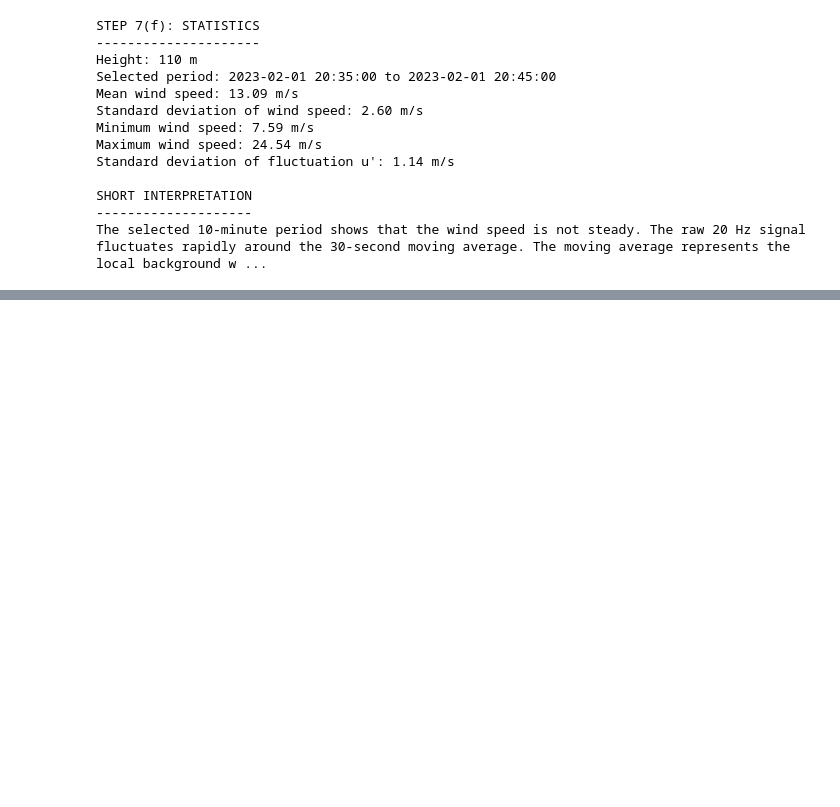
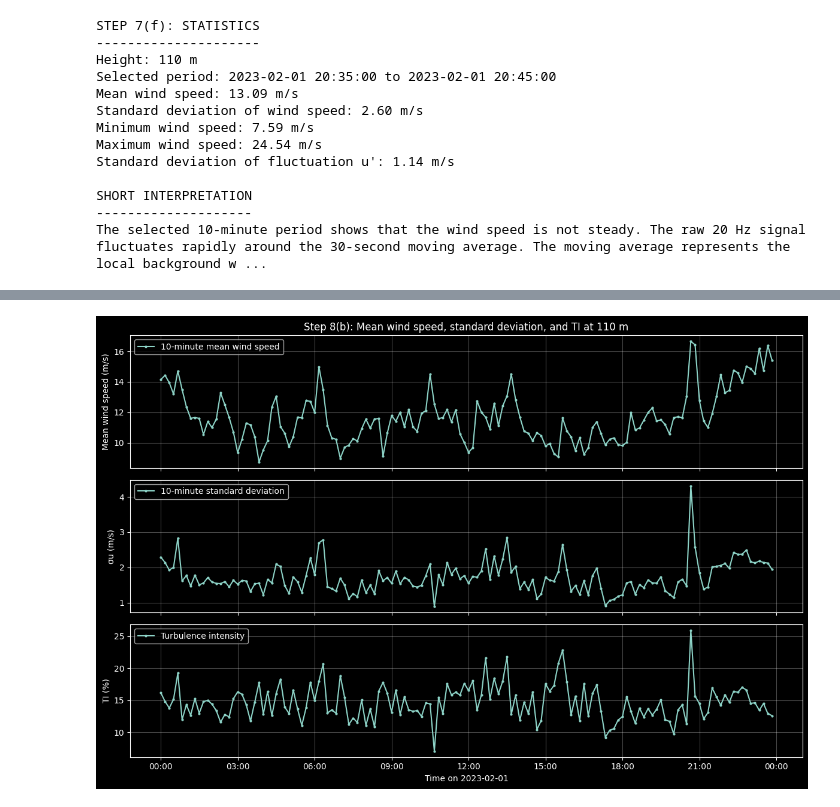
Before and after one commit to KaluInnocentOkoro/wind_physics_measurement_project, a Jupyter notebook: topic_2_energy_meteorology.ipynb, the cells around one changed output, grey strips where cells are left out. Saved outputs shown, nothing was run; the diff lists cells and outputs as text; code cells hidden in the pictures; blank space fills up the shorter version.

Commit message:
Complete step 08 Dataset 2 notebook analysis

```diff
--- a/topic_2_energy_meteorology.ipynb
+++ b/topic_2_energy_meteorology.ipynb
@@ -891,0 +1078,80 @@ The selected 10-minute period shows that the wind speed is not steady. The raw 2
+# %%
+# ============================================================
+# 8(b) Plot mean wind speed, sigma_u, and TI for one height
+# ============================================================
+# We choose 110 m because it is close to a typical wind turbine hub height.
+# This makes the result relevant for turbine inflow and loading.
+#
+# Important:
+# Here, u(t) means the 10-minute mean wind speed, not the raw 20 Hz signal.
+# This matches the 10-minute-window calculation of turbulence intensity.
+
+selected_height = 110
+selected_col = f"wind_speed_{selected_height}m_mps"
+
+selected_metrics = pd.DataFrame({
+    "mean_u": mean_u_10min[selected_col],
+    "sigma_u": sigma_u_10min[selected_col],
+    "TI_percent": ti_10min_percent[selected_col]
+}).dropna()
+
+print("\nSTEP 8(b): SELECTED HEIGHT")
+print("--------------------------")
+print("Selected height:", selected_height, "m")
+print(selected_metrics.head())
+
+
+# Plot mean wind speed, standard deviation, and TI for selected height
+fig, axes = plt.subplots(3, 1, figsize=(12, 8), sharex=True)
+
+# Top panel: 10-minute mean wind speed
+axes[0].plot(
+    selected_metrics.index,
+    selected_metrics["mean_u"],
+    linewidth=1.5,
+    marker="o",
+    markersize=2,
+    label="10-minute mean wind speed"
+)
+
+axes[0].set_title(f"Step 8(b): Mean wind speed, standard deviation, and TI at {selected_height} m")
+axes[0].set_ylabel("Mean wind speed (m/s)")
+axes[0].legend()
+axes[0].grid(True, alpha=0.3)
+
+
+# Middle panel: 10-minute standard deviation
+axes[1].plot(
+    selected_metrics.index,
+    selected_metrics["sigma_u"],
+    linewidth=1.5,
+    marker="o",
+    markersize=2,
+    label="10-minute standard deviation"
+)
+
+axes[1].set_ylabel("σu (m/s)")
+axes[1].legend()
+axes[1].grid(True, alpha=0.3)
+
+
+# Bottom panel: turbulence intensity
+axes[2].plot(
+    selected_metrics.index,
+    selected_metrics["TI_percent"],
+    linewidth=1.5,
+    marker="o",
+    markersize=2,
+    label="Turbulence intensity"
+)
+
+axes[2].set_ylabel("TI (%)")
+axes[2].set_xlabel("Time on 2023-02-01")
+axes[2].legend()
+axes[2].grid(True, alpha=0.3)
+
+axes[2].xaxis.set_major_formatter(mdates.DateFormatter("%H:%M"))
+
+plt.tight_layout()
+plt.show()
+# %% [output]
@@ -891,0 +1168 @@ The selected 10-minute period shows that the wind speed is not steady. The raw 2
+[figure, added]
```
Also changed, not shown: parts of 10 cells of this notebook.
